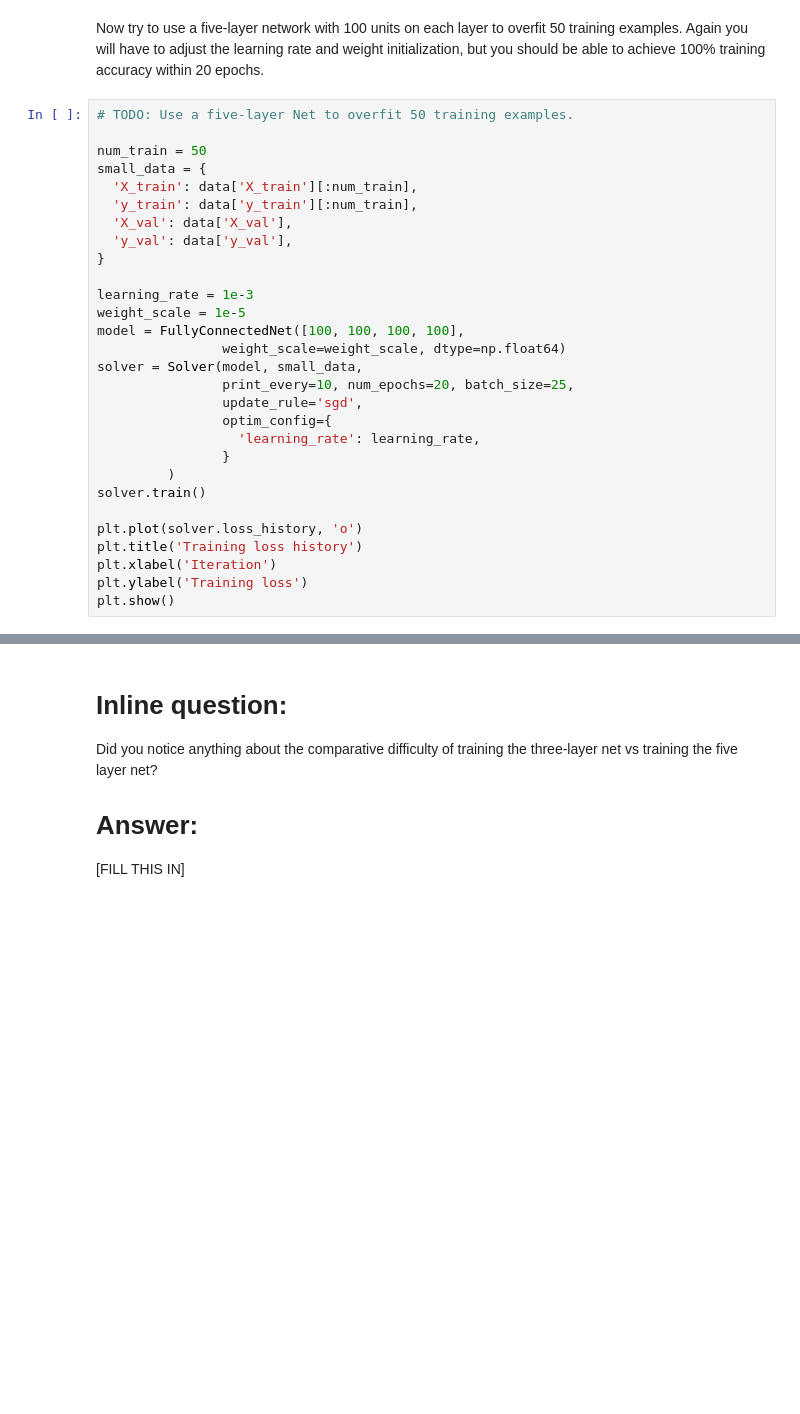
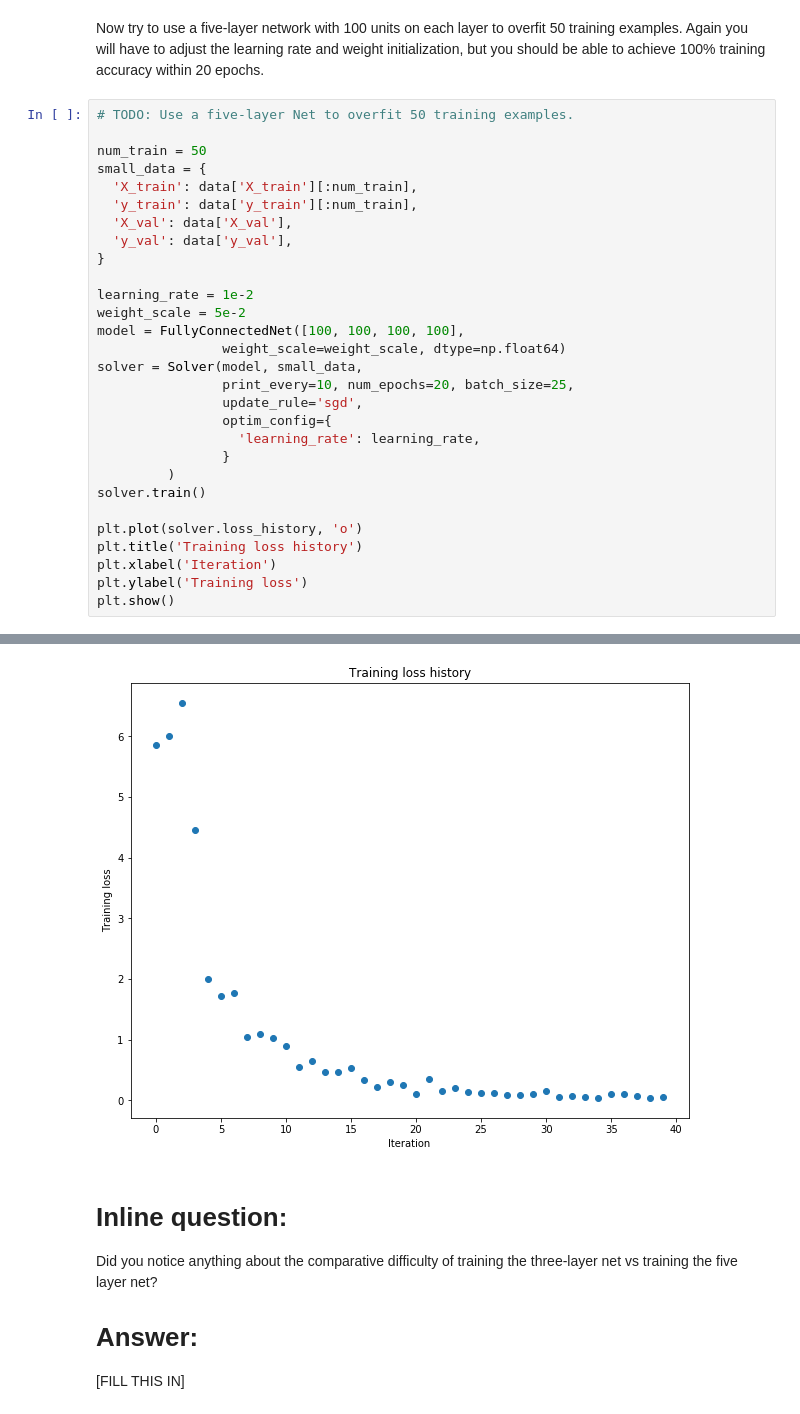
Before and after one commit to maoyichun/CS231n_assignments, a Jupyter notebook: assignment2/FullyConnectedNets.ipynb, the cells around one changed output, grey strips where cells are left out. Saved outputs shown, nothing was run; the diff lists cells and outputs as text; blank space fills up the shorter version.

```diff
--- a/assignment2/FullyConnectedNets.ipynb
+++ b/assignment2/FullyConnectedNets.ipynb
@@ -439,8 +475,8 @@ small_data = {
   'y_val': data['y_val'],
 }
 
-learning_rate = 1e-3
-weight_scale = 1e-5
+learning_rate = 1e-2
+weight_scale = 5e-2
 model = FullyConnectedNet([100, 100, 100, 100],
                 weight_scale=weight_scale, dtype=np.float64)
 solver = Solver(model, small_data,
@@ -457,3 +493,4 @@ plt.title('Training loss history')
 plt.xlabel('Iteration')
 plt.ylabel('Training loss')
 plt.show()
+# %% [output]
@@ -460,3 +514,4 @@ plt.show()
+[figure, added]
 # %% [markdown]
 # Inline question:
 Did you notice anything about the comparative difficulty of training the three-layer net vs training the five layer net?
```
Also changed, not shown: parts of 6 cells of this notebook, 1 other file.
